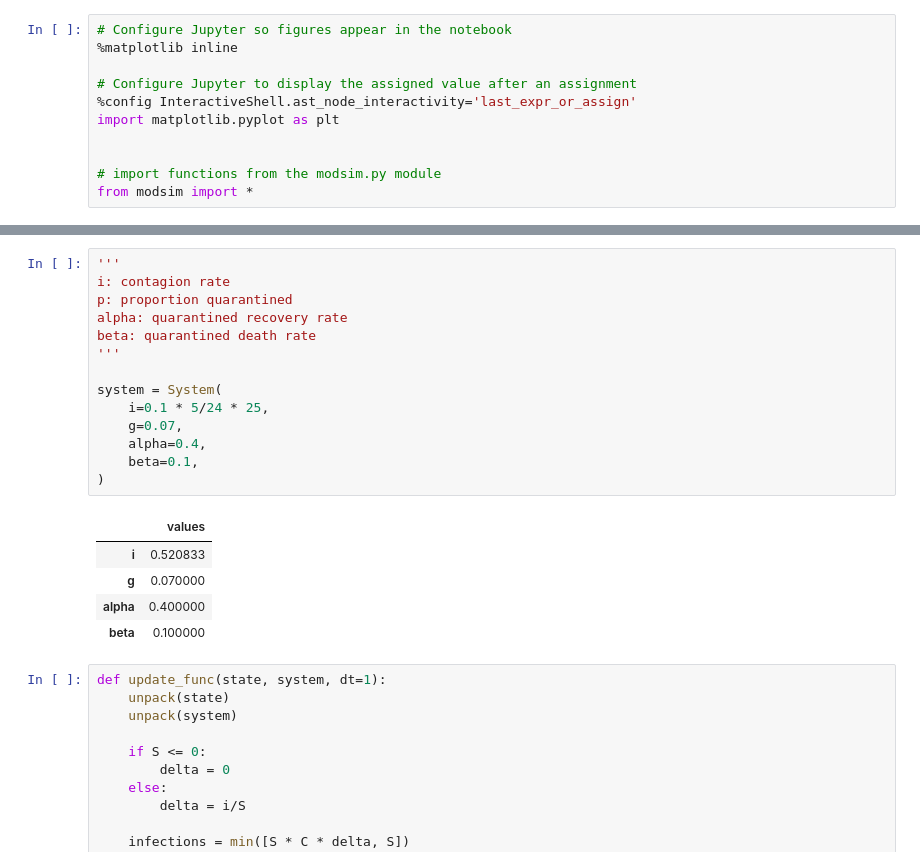
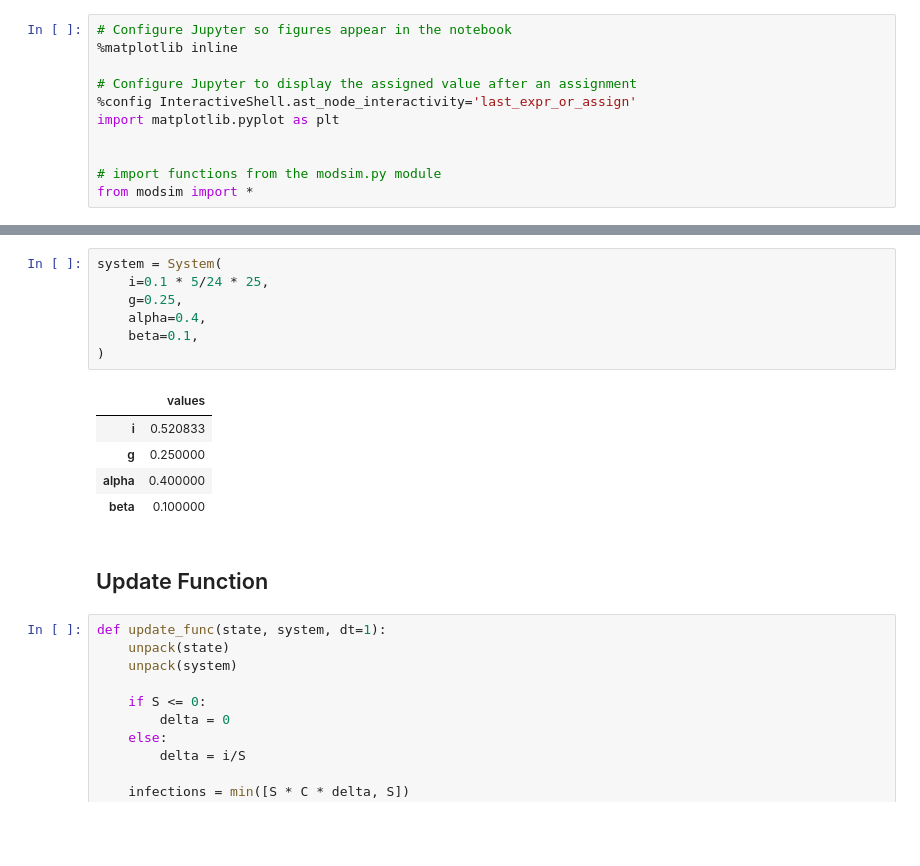
Before and after one commit to AustinVes/ModSim-Project2, a Jupyter notebook: project_notebook.ipynb, the cells around one changed output, grey strips where cells are left out. Cells and saved outputs as stored; diff of their text form; blank space fills up the shorter version.

```diff
--- a/project_notebook.ipynb
+++ b/project_notebook.ipynb
@@ -45,23 +67,18 @@ init = State(S=360, Q=0, C=2, R=0, D=0)
 # %%
-'''
-i: contagion rate
-p: proportion quarantined
-alpha: quarantined recovery rate
-beta: quarantined death rate
-'''
-
 system = System(
     i=0.1 * 5/24 * 25,
-    g=0.07,
+    g=0.25,
     alpha=0.4,
     beta=0.1,
 )
 # %% [output]
 |  | values |
 | i | 0.520833 |
-| g | 0.070000 |
+| g | 0.250000 |
 | alpha | 0.400000 |
 | beta | 0.100000 |
+# %% [markdown]
+## Update Function
 # %%
 def update_func(state, system, dt=1):
     unpack(state)
```
Also changed, not shown: parts of 24 cells of this notebook, 1 other file.
